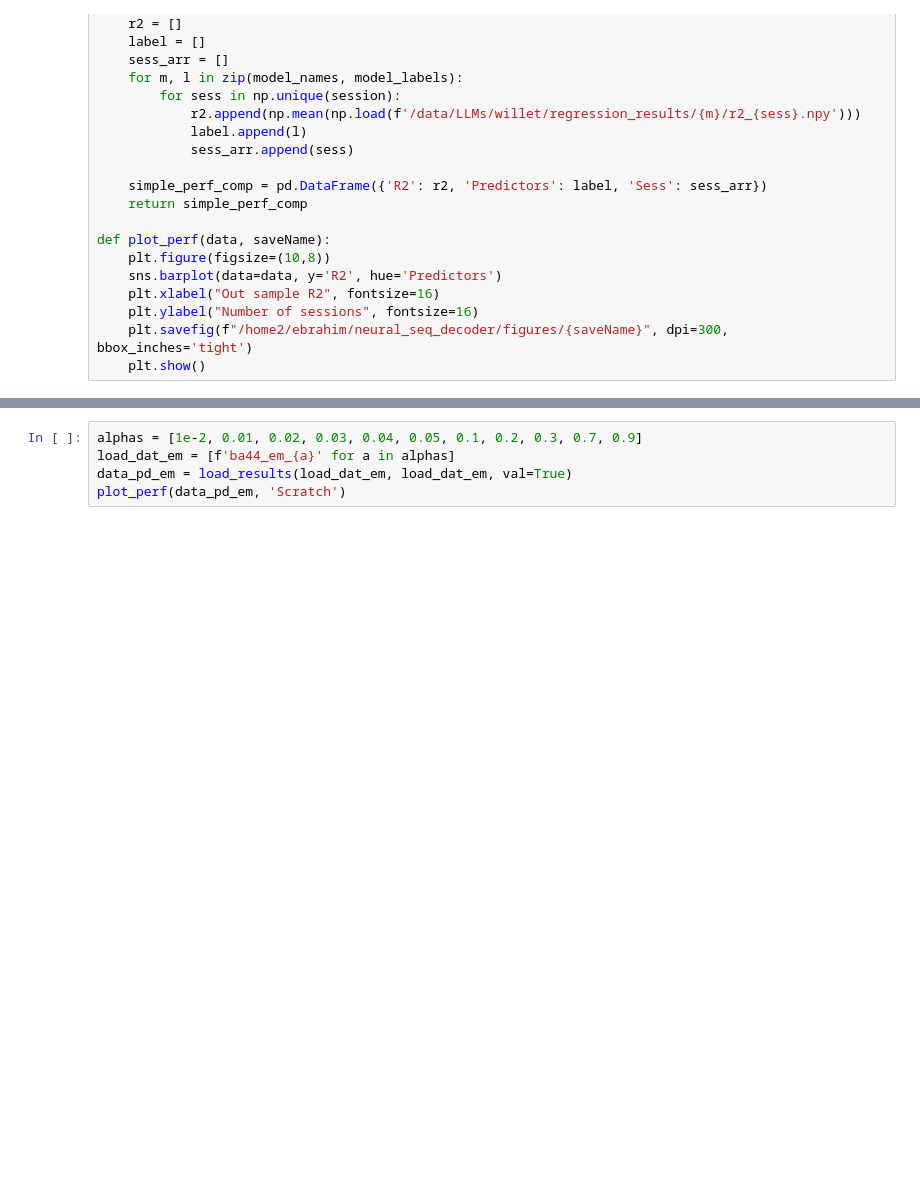
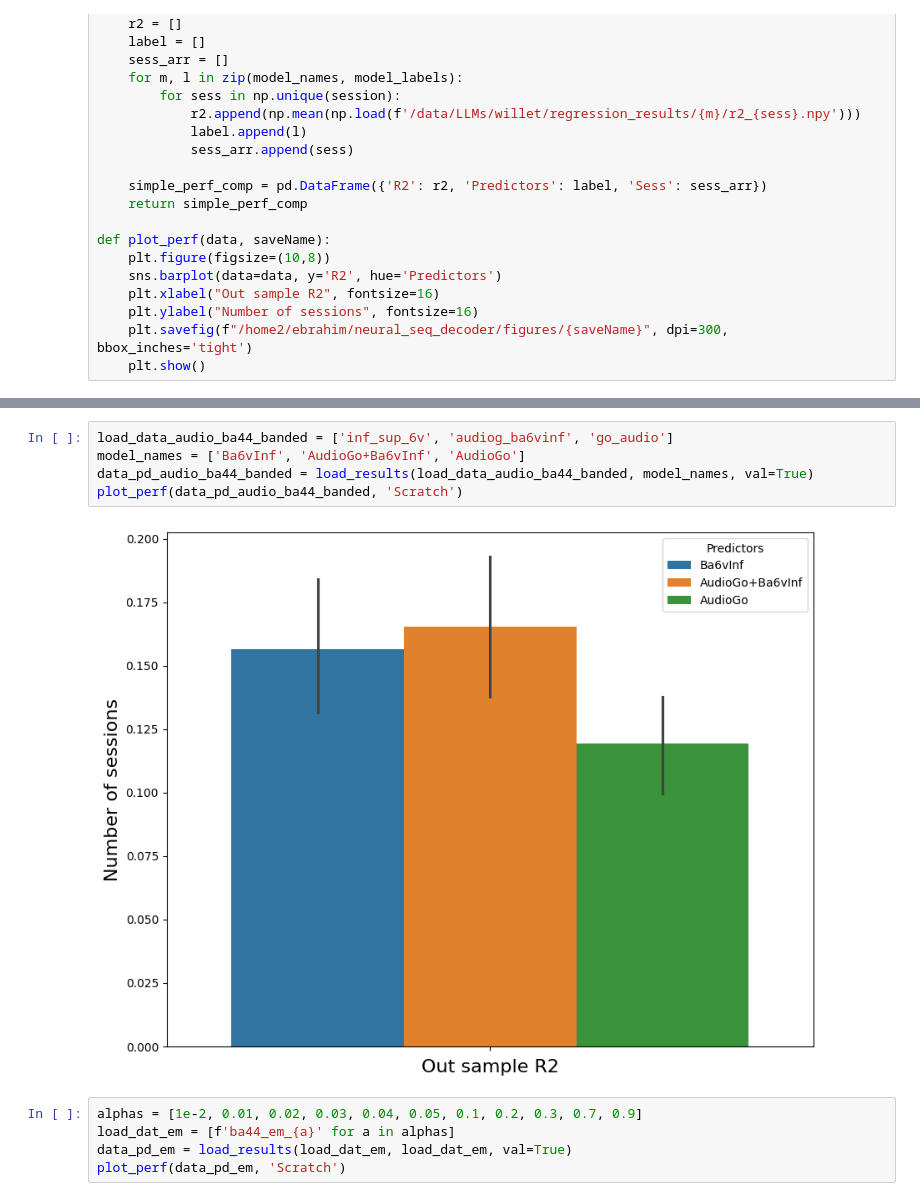
Before and after one commit to ebrahimfeghhi/broca_analyses, a Jupyter notebook: notebooks/analyze_reg.ipynb, the cells around one changed output, grey strips where cells are left out. Cells and saved outputs as stored; diff of their text form; blank space fills up the shorter version.

```diff
--- a/notebooks/analyze_reg.ipynb
+++ b/notebooks/analyze_reg.ipynb
@@ -38,3 +45,10 @@ def plot_perf(data, saveName):
+# %%
+load_data_audio_ba44_banded = ['inf_sup_6v', 'audiog_ba6vinf', 'go_audio']
+model_names = ['Ba6vInf', 'AudioGo+Ba6vInf', 'AudioGo']
+data_pd_audio_ba44_banded = load_results(load_data_audio_ba44_banded, model_names, val=True)
+plot_perf(data_pd_audio_ba44_banded, 'Scratch')
+# %% [output]
+[figure, added]
 # %%
 alphas = [1e-2, 0.01, 0.02, 0.03, 0.04, 0.05, 0.1, 0.2, 0.3, 0.7, 0.9]
 load_dat_em = [f'ba44_em_{a}' for a in alphas]
```
Also changed, not shown: parts of 1 cell of this notebook, 14 other files.
